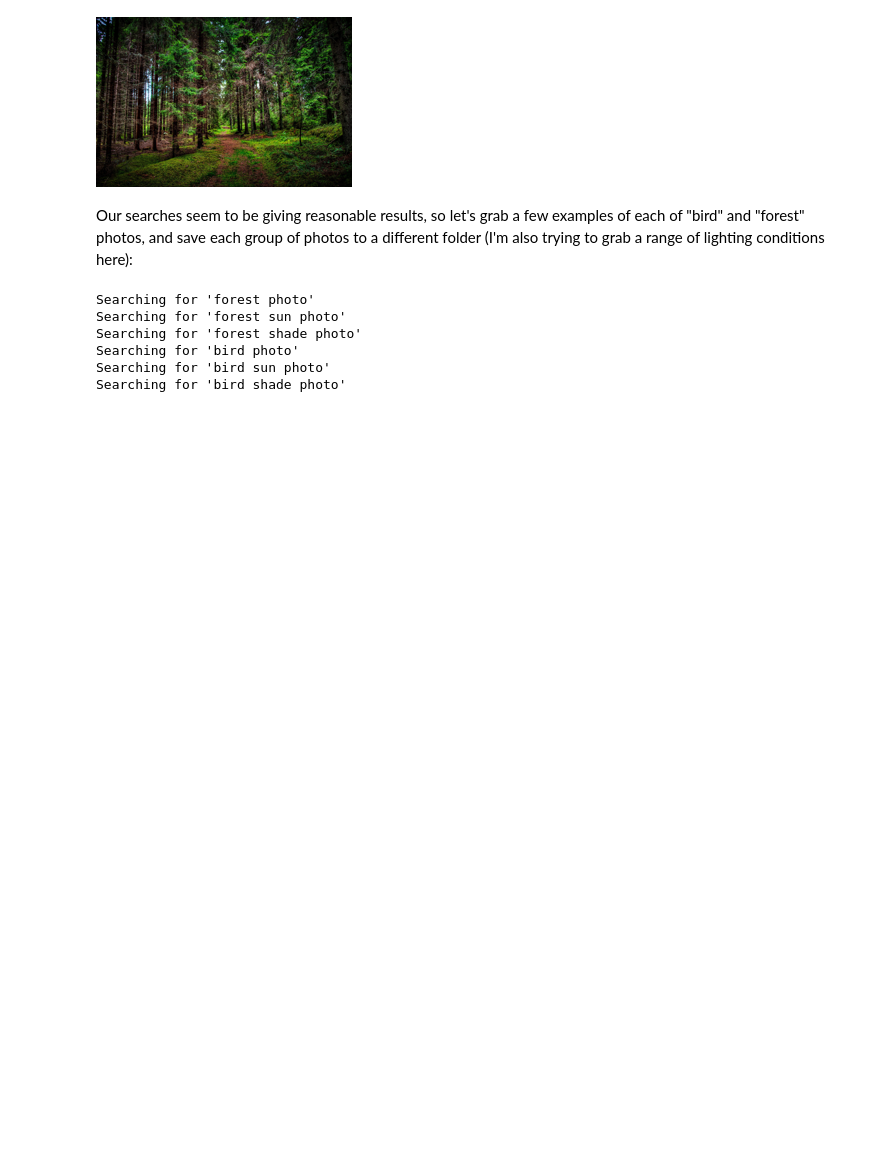
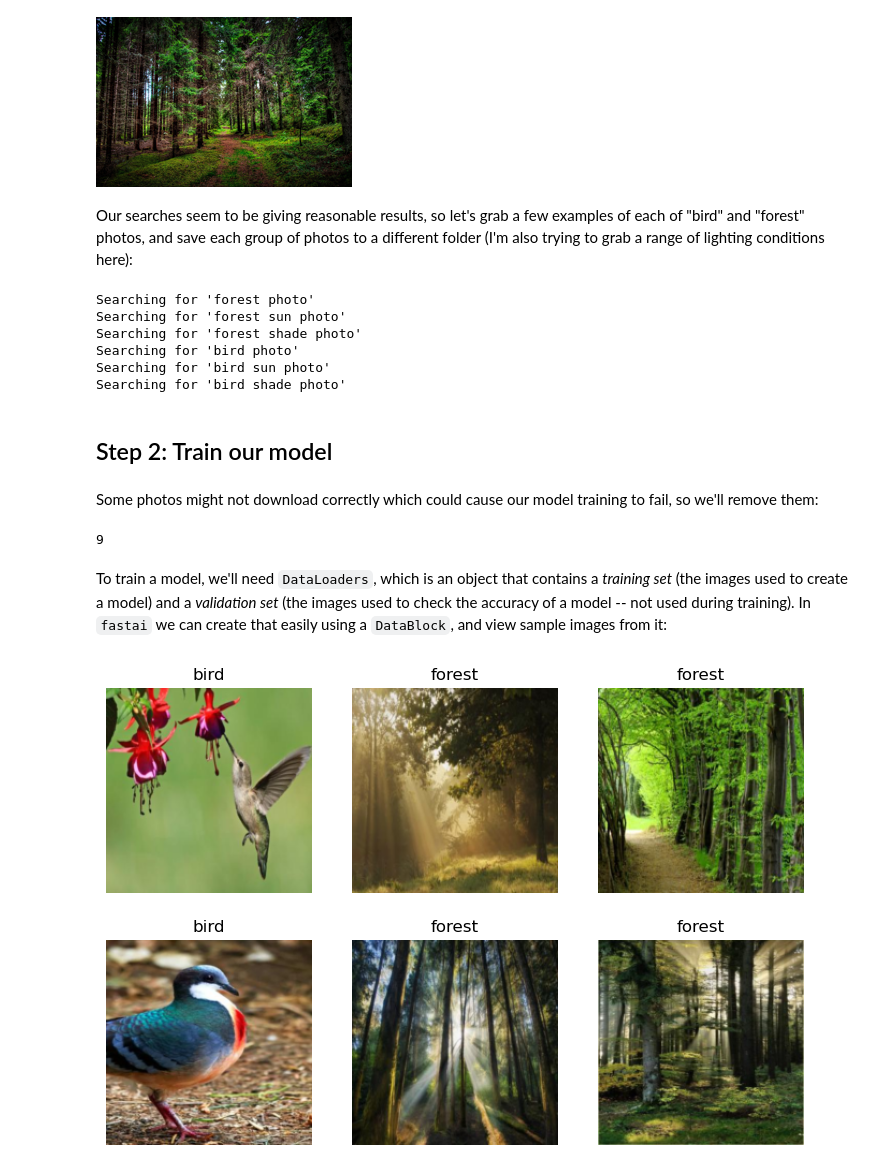
Before and after one commit to bkuhn25/practical_deep_learning, a Jupyter notebook: chapter_1/getting_started.ipynb, the cells around one changed output. Drawn from its saved outputs; the diff is of its cells as text; code cells hidden in the pictures; blank space fills up the shorter version.

```diff
--- a/chapter_1/getting_started.ipynb
+++ b/chapter_1/getting_started.ipynb
@@ -71,3 +71,30 @@ Searching for 'forest shade photo'
 Searching for 'bird photo'
 Searching for 'bird sun photo'
 Searching for 'bird shade photo'
+# %% [markdown]
+## Step 2: Train our model
+# %% [markdown]
+Some photos might not download correctly which could cause our model training to fail, so we'll remove them:
+# %%
+from fastai.vision.all import verify_images, get_image_files
+failed = verify_images(get_image_files(path))
+failed.map(Path.unlink)
+len(failed)
+# %% [output]
+9
+# %% [markdown]
+To train a model, we'll need `DataLoaders`, which is an object that contains a *training set* (the images used to create a model) and a *validation set* (the images used to check the accuracy of a model -- not used during training). In `fastai` we can create that easily using a `DataBlock`, and view sample images from it:
+# %%
+from fastai.vision.all import DataBlock, ImageBlock, CategoryBlock, RandomSplitter, parent_label, Resize
+
+dls = DataBlock(
+    blocks=(ImageBlock, CategoryBlock),
+    get_items=get_image_files,
+    splitter=RandomSplitter(valid_pct=0.2, seed=42),
+    get_y=parent_label,
+    item_tfms=[Resize(192, method='squish')]
+).dataloaders(path, bs=32)
+
+dls.show_batch(max_n=6)
+# %% [output]
+[figure, added]
```
Also changed, not shown: parts of 4 cells of this notebook, 9 other files.
